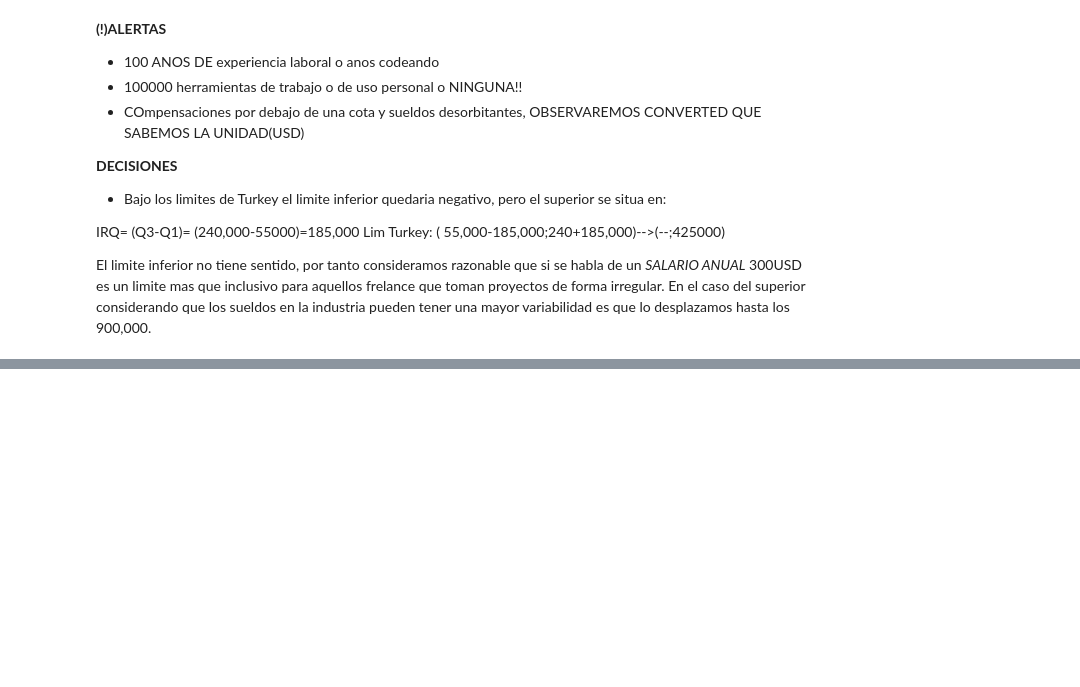
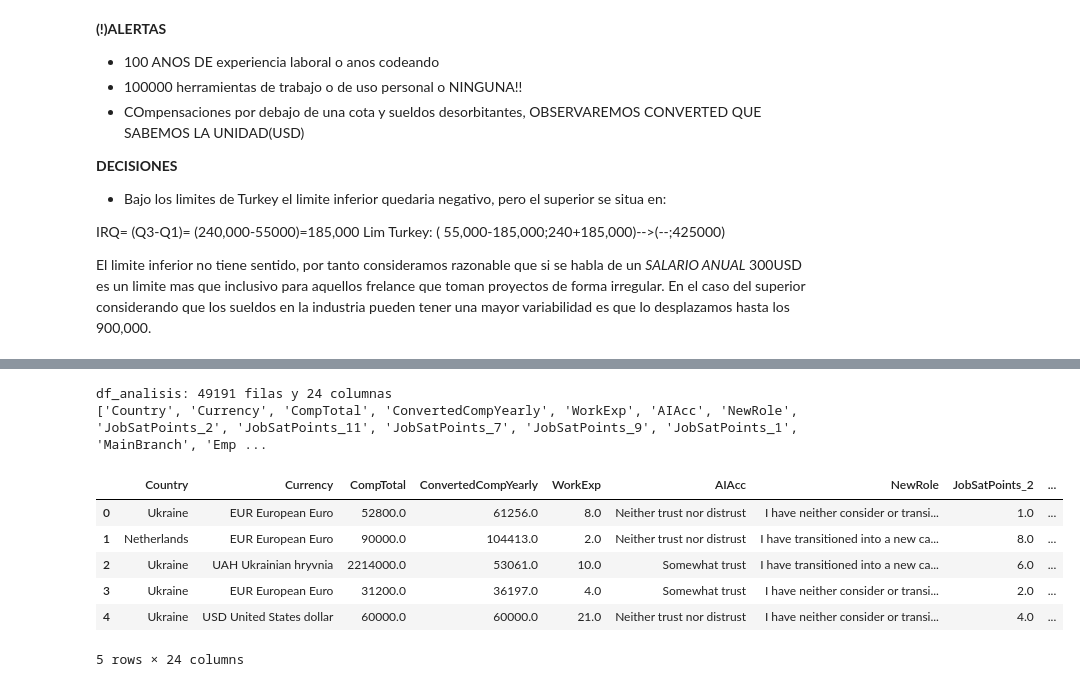
Before and after one commit to MateoGarrido13/StackOverflow-G23, a Jupyter notebook: COPIA-BORRADOR-Grupo23-Fund_C_Datos-StackOverflow copy.ipynb, the cells around one changed output, grey strips where cells are left out. Cells and saved outputs as stored; diff of their text form; code cells hidden in the pictures; blank space fills up the shorter version.

Commit message:
columnas adicionales

```diff
--- a/COPIA-BORRADOR-Grupo23-Fund_C_Datos-StackOverflow copy.ipynb
+++ b/COPIA-BORRADOR-Grupo23-Fund_C_Datos-StackOverflow copy.ipynb
@@ -434,0 +456,29 @@ NameError: name 'df_encuestas' is not defined
+# %%
+# Dataset reducido para el analisis exploratorio: 18 columnas base + 6 variables adicionales.
+# Se conservan las filas y los NA; cada hipotesis aplicara sus propios filtros.
+
+COLUMNAS_BASE = [
+    "Country", "Currency", "CompTotal", "ConvertedCompYearly",
+    "WorkExp", "AIAcc", "NewRole",
+    *TOP5_JOBSAT,
+    "MainBranch", "Employment",
+    "OrgSize", "RemoteWork", "EdLevel", "YearsCode",
+]
+
+COLUMNAS_ADICIONALES = ["Industry", "AISent", "AIFrustration", "Age", "AIModelsChoice", "DevEnvsHaveWorkedWith"]
+COLUMNAS_ANALISIS = COLUMNAS_BASE + COLUMNAS_ADICIONALES
+
+df_analisis = df_encuestas.loc[:, COLUMNAS_ANALISIS].copy()
+print(f"df_analisis: {df_analisis.shape[0]} filas y {df_analisis.shape[1]} columnas")
+print(COLUMNAS_ANALISIS)
+df_analisis.head()
+# %% [output]
+df_analisis: 49191 filas y 24 columnas
+['Country', 'Currency', 'CompTotal', 'ConvertedCompYearly', 'WorkExp', 'AIAcc', 'NewRole', 'JobSatPoints_2', 'JobSatPoints_11', 'JobSatPoints_7', 'JobSatPoints_9', 'JobSatPoints_1', 'MainBranch', 'Emp ...
+|  | Country | Currency | CompTotal | ConvertedCompYearly | WorkExp | AIAcc | NewRole | JobSatPoints_2 | ... |
+| 0 | Ukraine | EUR European Euro | 52800.0 | 61256.0 | 8.0 | Neither trust nor distrust | I have neither consider or transi... | 1.0 | ... |
+| 1 | Netherlands | EUR European Euro | 90000.0 | 104413.0 | 2.0 | Neither trust nor distrust | I have transitioned into a new ca... | 8.0 | ... |
+| 2 | Ukraine | UAH Ukrainian hryvnia | 2214000.0 | 53061.0 | 10.0 | Somewhat trust | I have transitioned into a new ca... | 6.0 | ... |
+| 3 | Ukraine | EUR European Euro | 31200.0 | 36197.0 | 4.0 | Somewhat trust | I have neither consider or transi... | 2.0 | ... |
+| 4 | Ukraine | USD United States dollar | 60000.0 | 60000.0 | 21.0 | Neither trust nor distrust | I have neither consider or transi... | 4.0 | ... |
+5 rows × 24 columns
```
Also changed, not shown: parts of 11 cells of this notebook, 1 other file.
